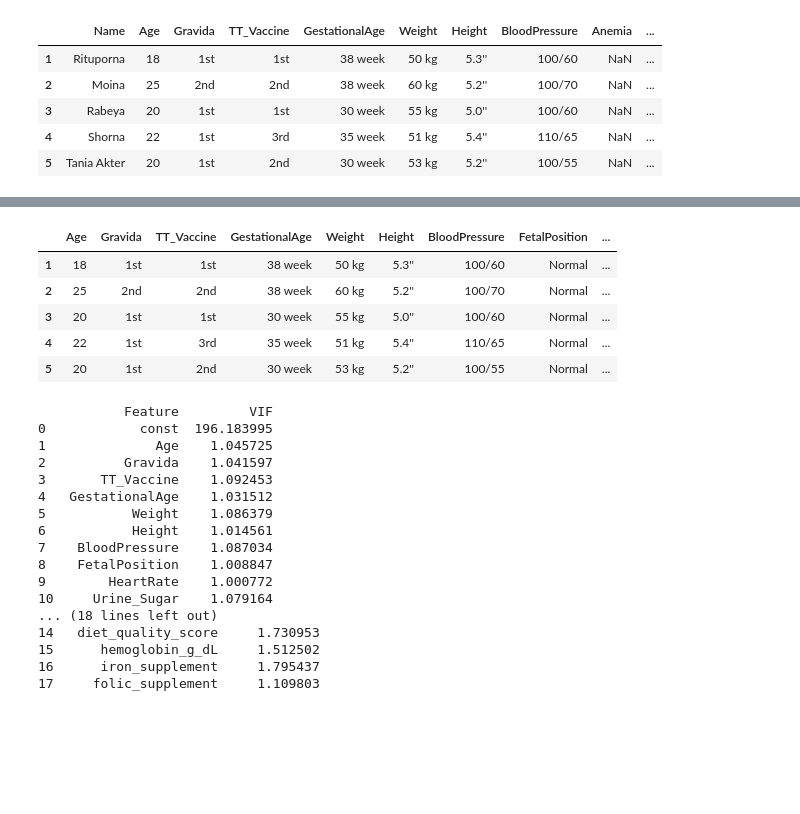
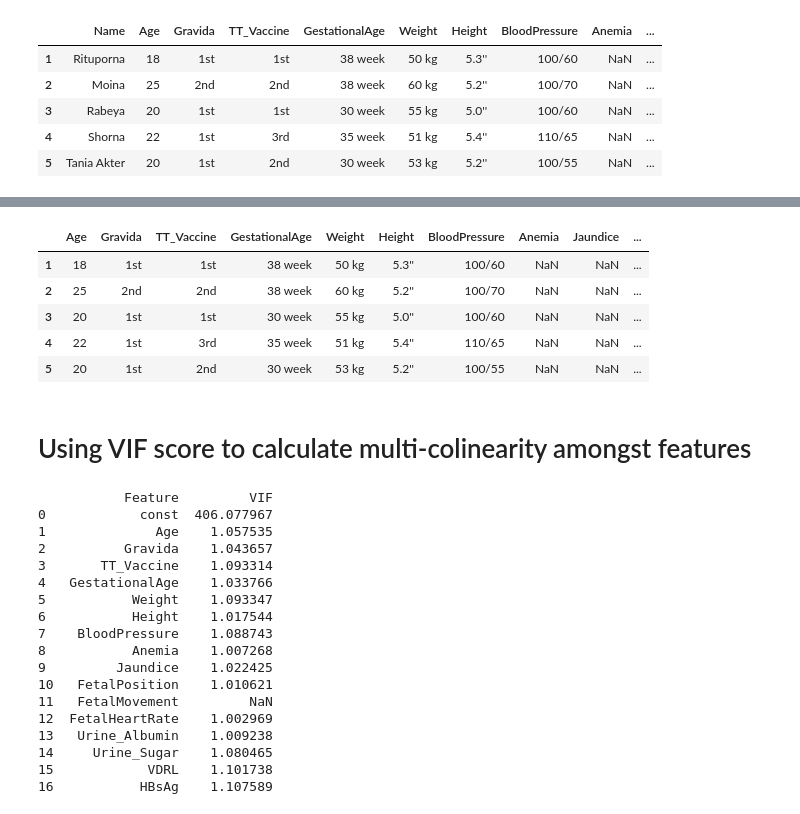
Before and after one commit to TakeASwing-420/maternal-health, a Jupyter notebook: mh.ipynb, the cells around one changed output, grey strips where cells are left out. Saved outputs shown, nothing was run; the diff lists cells and outputs as text; code cells hidden in the pictures; blank space fills up the shorter version.

```diff
--- a/mh.ipynb
+++ b/mh.ipynb
@@ -1,7 +3,6 @@
 # %%
 import shutil
 shutil.unpack_archive('maternal-health-and-high-risk-pregnancy-dataset.zip', 'mh1')
-shutil.unpack_archive('maternal-health-risk-with-augmented-features.zip', 'mh2')
 
 import pandas as pd
-df1, df2 = pd.read_excel('mh1/Book2.xlsx'),pd.read_csv('mh2/Maternal_Health_Risk_Augmented.csv')
+df1= pd.read_excel('mh1/Book2.xlsx')
@@ -8,7 +12,8 @@ df1, df2 = pd.read_excel('mh1/Book2.xlsx'),pd.read_csv('mh2/Maternal_Health_Risk
 # %%
-print(df1.columns, df2.columns, df1.loc[0].values, sep='\n')
+print(df1.columns, df1.loc[0].values, sep='\n')
 df1 = df1.rename(columns = dict(zip(df1.columns, df1.loc[0].tolist())))
-# Comprehensive mapping for df1 columns to English/df2 equivalents
+
+# Comprehensive mapping for our dataset columns to English equivalents
 column_mapping = {
     'Name': 'Name',
     'Age': 'Age',
@@ -17,17 +22,17 @@ column_mapping = {
     'গর্ভকাল': 'GestationalAge',
     'ওজন': 'Weight',
     'উচ্চতা': 'Height',
-    'রক্ত চাপ': 'BloodPressure',          # We will split this into Systolic/Diastolic next
+    'রক্ত চাপ': 'BloodPressure',
     'রক্তস্বল্পতা': 'Anemia',
     'জন্ডিস': 'Jaundice',
     'গর্ভস্হ শিশু অবস্থান': 'FetalPosition',
     'গর্ভস্হ শিশু নাড়াচাড়া': 'FetalMovement',
-    'গর্ভস্হ শিশু হৃৎস্পন্দন': 'HeartRate', # Matches df2 'HeartRate'
+    'গর্ভস্হ শিশু হৃৎস্পন্দন': 'FetalHeartRate',
     'প্রসাব পরিক্ষা এলবুমিন': 'Urine_Albumin',
     'প্রসাব পরিক্ষা সুগার': 'Urine_Sugar',
     'VDRL': 'VDRL',
     'HRsAG': 'HBsAg',                     # Correcting typo from HRsAG to HBsAg
-    'ঝুকিপূর্ণ গর্ভ': 'IsAtRisk'         # Matches df2 'RiskLevel'
+    'ঝুকিপূর্ণ গর্ভ': 'IsAtRisk'         # Target
 }
 
 # Let's apply the renaming to df1
@@ -93,13 +84,15 @@ df2.head()
 # %%
-df1 = df1.drop(columns = ['Name', 'Anemia', 'Jaundice', 'Urine_Albumin', 'FetalMovement'])
+df1 = df1.drop(columns = ['Name'])
 df1.head()
 # %% [output]
-|  | Age | Gravida | TT_Vaccine | GestationalAge | Weight | Height | BloodPressure | FetalPosition | ... |
-| 1 | 18 | 1st | 1st | 38 week | 50 kg | 5.3'' | 100/60 | Normal | ... |
-| 2 | 25 | 2nd | 2nd | 38 week | 60 kg | 5.2'' | 100/70 | Normal | ... |
-| 3 | 20 | 1st | 1st | 30 week | 55 kg | 5.0'' | 100/60 | Normal | ... |
-| 4 | 22 | 1st | 3rd | 35 week | 51 kg | 5.4'' | 110/65 | Normal | ... |
-| 5 | 20 | 1st | 2nd | 30 week | 53 kg | 5.2'' | 100/55 | Normal | ... |
+|  | Age | Gravida | TT_Vaccine | GestationalAge | Weight | Height | BloodPressure | Anemia | Jaundice | ... |
+| 1 | 18 | 1st | 1st | 38 week | 50 kg | 5.3'' | 100/60 | NaN | NaN | ... |
+| 2 | 25 | 2nd | 2nd | 38 week | 60 kg | 5.2'' | 100/70 | NaN | NaN | ... |
+| 3 | 20 | 1st | 1st | 30 week | 55 kg | 5.0'' | 100/60 | NaN | NaN | ... |
+| 4 | 22 | 1st | 3rd | 35 week | 51 kg | 5.4'' | 110/65 | NaN | NaN | ... |
+| 5 | 20 | 1st | 2nd | 30 week | 53 kg | 5.2'' | 100/55 | NaN | NaN | ... |
+# %% [markdown]
+# Using VIF score to calculate multi-colinearity amongst features
 # %%
 import pandas as pd
 from statsmodels.stats.outliers_influence import variance_inflation_factor
@@ -130,20 +122,21 @@ vif1, vif2 = vif(X1), vif(X2)
 # %%
-print(vif1, vif2, sep='\n-----------------------------------------\n')
+print(vif1)
 # %% [output]
            Feature         VIF
-0            const  196.183995
-1              Age    1.045725
-2          Gravida    1.041597
-3       TT_Vaccine    1.092453
-4   GestationalAge    1.031512
-5           Weight    1.086379
-6           Height    1.014561
-7    BloodPressure    1.087034
-8    FetalPosition    1.008847
-9        HeartRate    1.000772
-10     Urine_Sugar    1.079164
-... (18 lines left out)
-14   diet_quality_score     1.730953
-15      hemoglobin_g_dL     1.512502
-16      iron_supplement     1.795437
-17     folic_supplement     1.109803
+0            const  406.077967
+1              Age    1.057535
+2          Gravida    1.043657
+3       TT_Vaccine    1.093314
+4   GestationalAge    1.033766
+5           Weight    1.093347
+6           Height    1.017544
+7    BloodPressure    1.088743
+8           Anemia    1.007268
+9         Jaundice    1.022425
+10   FetalPosition    1.010621
+11   FetalMovement         NaN
+12  FetalHeartRate    1.002969
+13   Urine_Albumin    1.009238
+14     Urine_Sugar    1.080465
+15            VDRL    1.101738
+16           HBsAg    1.107589
```
Also changed, not shown: parts of 30 cells of this notebook, 7 other files.
